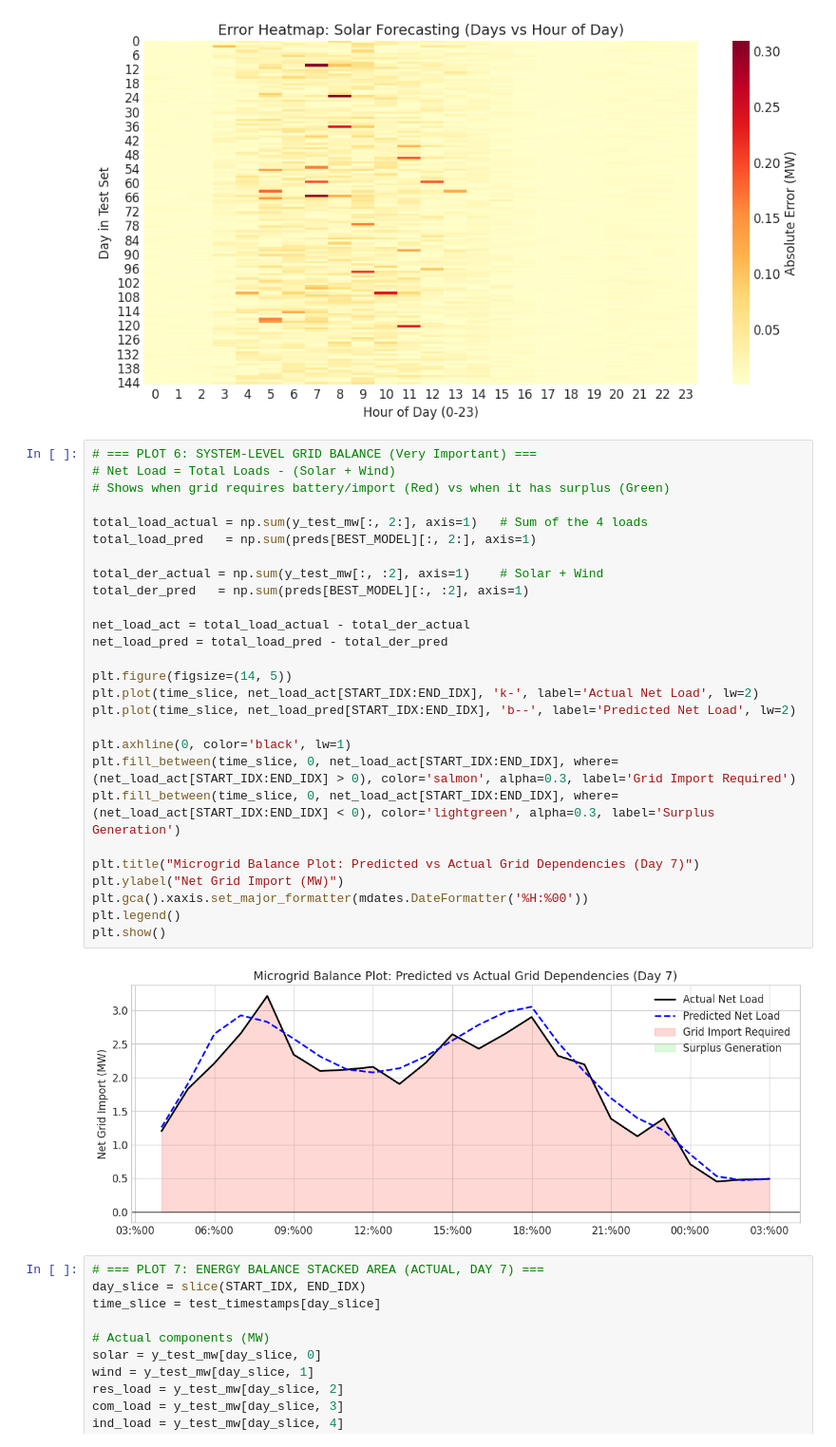
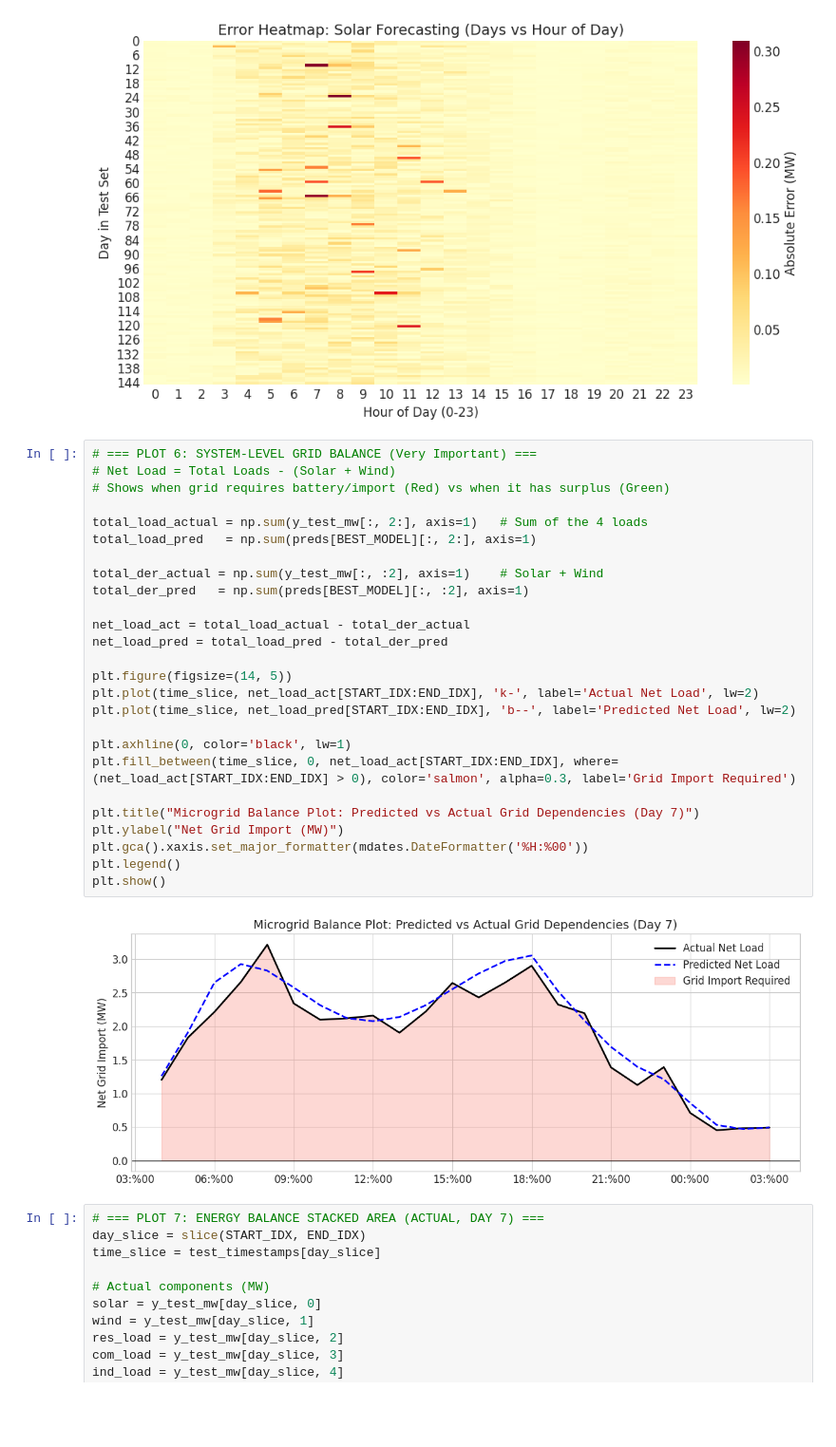
Before and after one commit to AmarjithTK/finalyear-project-rev2, a Jupyter notebook: visualizations.ipynb, the cells around one changed output. Shown at 95% size. Cells and saved outputs as stored; diff of their text form; blank space fills up the shorter version.

```diff
--- a/visualizations.ipynb
+++ b/visualizations.ipynb
@@ -300,32 +305,31 @@ plt.show()
 # %%
 # === PLOT 6: SYSTEM-LEVEL GRID BALANCE (Very Important) ===
 # Net Load = Total Loads - (Solar + Wind)
 # Shows when grid requires battery/import (Red) vs when it has surplus (Green)
 
 total_load_actual = np.sum(y_test_mw[:, 2:], axis=1)   # Sum of the 4 loads
 total_load_pred   = np.sum(preds[BEST_MODEL][:, 2:], axis=1)
 
 total_der_actual = np.sum(y_test_mw[:, :2], axis=1)    # Solar + Wind
 total_der_pred   = np.sum(preds[BEST_MODEL][:, :2], axis=1)
 
 net_load_act = total_load_actual - total_der_actual
 net_load_pred = total_load_pred - total_der_pred
 
 plt.figure(figsize=(14, 5))
 plt.plot(time_slice, net_load_act[START_IDX:END_IDX], 'k-', label='Actual Net Load', lw=2)
 plt.plot(time_slice, net_load_pred[START_IDX:END_IDX], 'b--', label='Predicted Net Load', lw=2)
 
 plt.axhline(0, color='black', lw=1)
 plt.fill_between(time_slice, 0, net_load_act[START_IDX:END_IDX], where=(net_load_act[START_IDX:END_IDX] > 0), color='salmon', alpha=0.3, label='Grid Import Required')
-plt.fill_between(time_slice, 0, net_load_act[START_IDX:END_IDX], where=(net_load_act[START_IDX:END_IDX] < 0), color='lightgreen', alpha=0.3, label='Surplus Generation')
 
 plt.title("Microgrid Balance Plot: Predicted vs Actual Grid Dependencies (Day 7)")
 plt.ylabel("Net Grid Import (MW)")
 plt.gca().xaxis.set_major_formatter(mdates.DateFormatter('%H:%00'))
 plt.legend()
 plt.show()
 # %% [output]
-[figure, old version]
+[figure, new version]
 # %%
 # === PLOT 7: ENERGY BALANCE STACKED AREA (ACTUAL, DAY 7) ===
 day_slice = slice(START_IDX, END_IDX)
```
Also changed, not shown: parts of 1 cell of this notebook.
